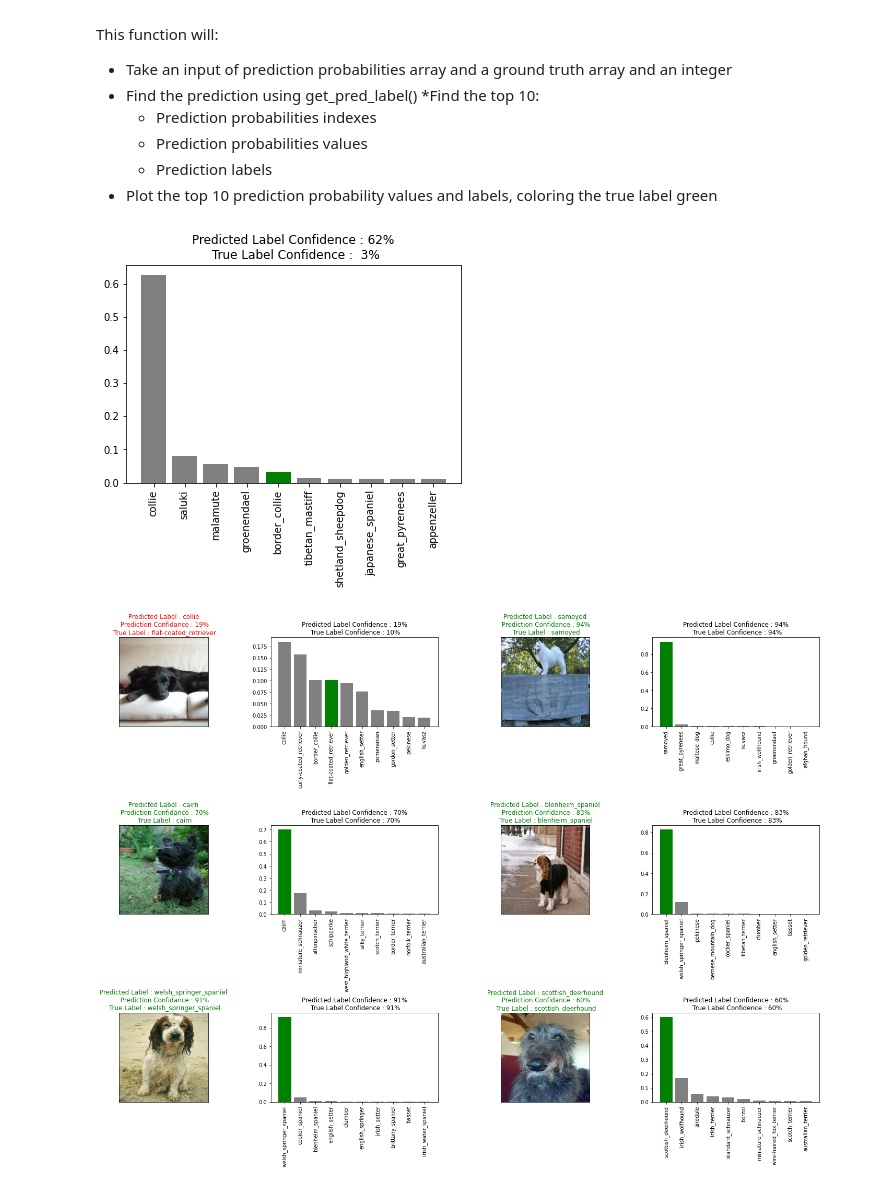
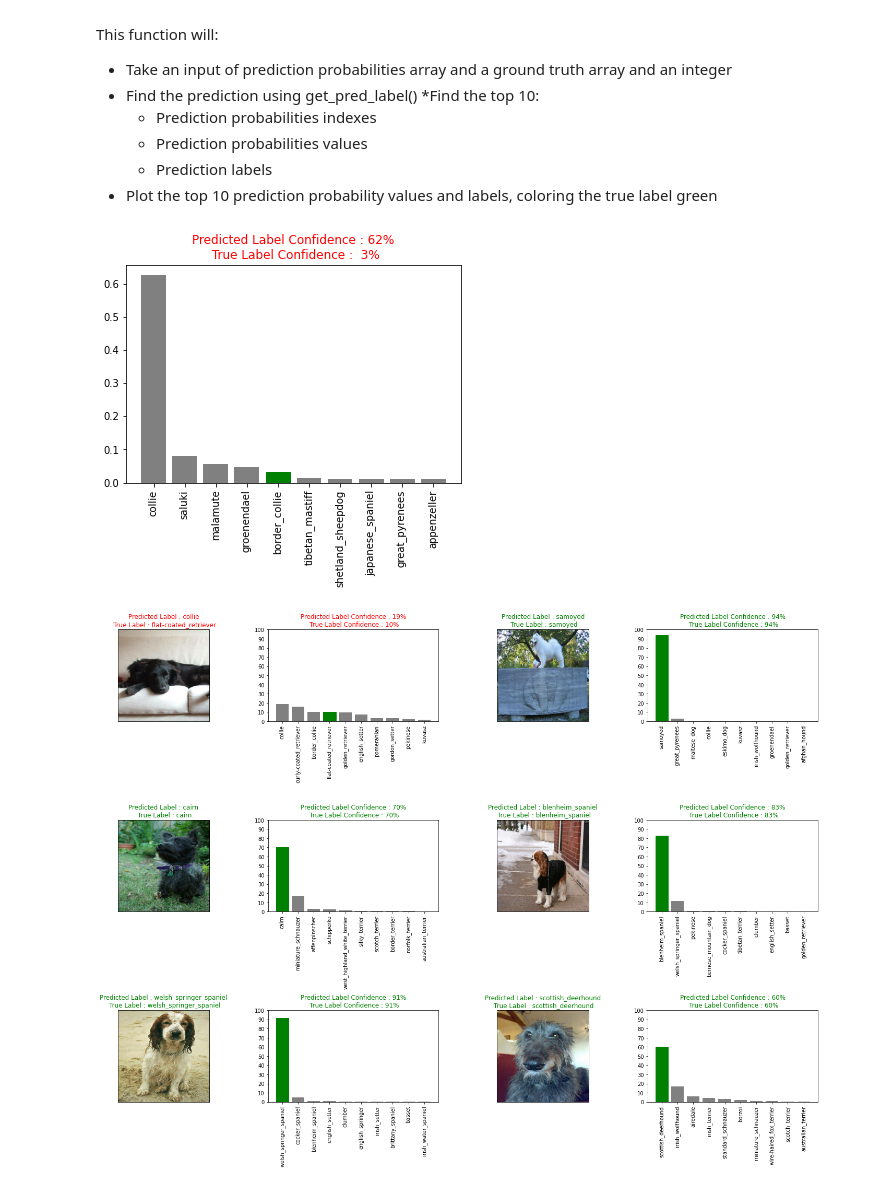
Before and after one commit to mayursrt/dog-breed-identification, a Jupyter notebook: dog_breed_identification.ipynb, the cells around one changed output. Drawn from its saved outputs; the diff is of its cells as text; code cells hidden in the pictures.

```diff
--- a/dog_breed_identification.ipynb
+++ b/dog_breed_identification.ipynb
@@ -758,7 +758,7 @@ def plot_pred(prediction_probabilities, labels, images, n=1):
     color = "red"
 
   # Change plot title to be predicted, probability of prediction and truth label
-  plt.title("Predicted Label : {}\n Prediction Confidance : {:2.0f}%\n True Label : {}".format(pred_label,np.max(pred_prob)*100, true_label), color=color)
+  plt.title("Predicted Label : {}\n True Label : {}".format(pred_label, true_label), color=color)
 # %%
 plot_pred(prediction_probabilities=preds, labels=valid_labels, images=valid_images, n=2)
 # %% [output]
@@ -798,9 +798,14 @@ def plot_pred_conf(prediction_probabilities, labels, n=1):
   plt.xticks(np.arange(len(top_10_labels)),
              labels=top_10_labels,
              rotation="vertical")
+  # Change the colour of the title depending on if the prediction is right or wrong
+  if pred_label == true_label:
+    color = "green"
+  else:
+    color = "red"
   plt.title("Predicted Label Confidence : {:2.0f}%\n True Label Confidence : {:2.0f}%".format(
                                     np.max(pred_prob)*100,
-                                    pred_prob[np.where(unique_breeds == true_label)[0][0]].astype(np.float)*100))
+                                    pred_prob[np.where(unique_breeds == true_label)[0][0]].astype(np.float)*100), color=color)
 
   # Change color of true label
   if np.isin(true_label, top_10_labels):
@@ -810,26 +815,27 @@ def plot_pred_conf(prediction_probabilities, labels, n=1):
 # %%
 plot_pred_conf(prediction_probabilities=preds, labels=valid_labels, n=9)
 # %% [output]
-[figure, old version]
+[figure, new version]
 # %%
 # Let's check out a few predictions and their different values
 i_multiplier = 20
 num_rows = 3
 num_cols = 2
 num_images = num_rows*num_cols
 plt.figure(figsize=(10*num_cols, 5*num_rows))
 for i in range(num_images):
   plt.subplot(num_rows, 2*num_cols, 2*i+1)
   plot_pred(prediction_probabilities=preds,
             labels=valid_labels,
             images=valid_images,
             n=i+i_multiplier)
   plt.subplot(num_rows, 2*num_cols, 2*i+2)
   plot_pred_conf(prediction_probabilities=preds,
                  labels=valid_labels,
                  n=i+i_multiplier)
+  plt.yticks(np.arange(0,1.1,step=0.1), np.arange(0,110,step=10))
 
 plt.tight_layout(h_pad=1.0)
 plt.show()
 # %% [output]
-[figure, old version]
+[figure, new version]
```
Also changed, not shown: parts of 6 cells of this notebook.
